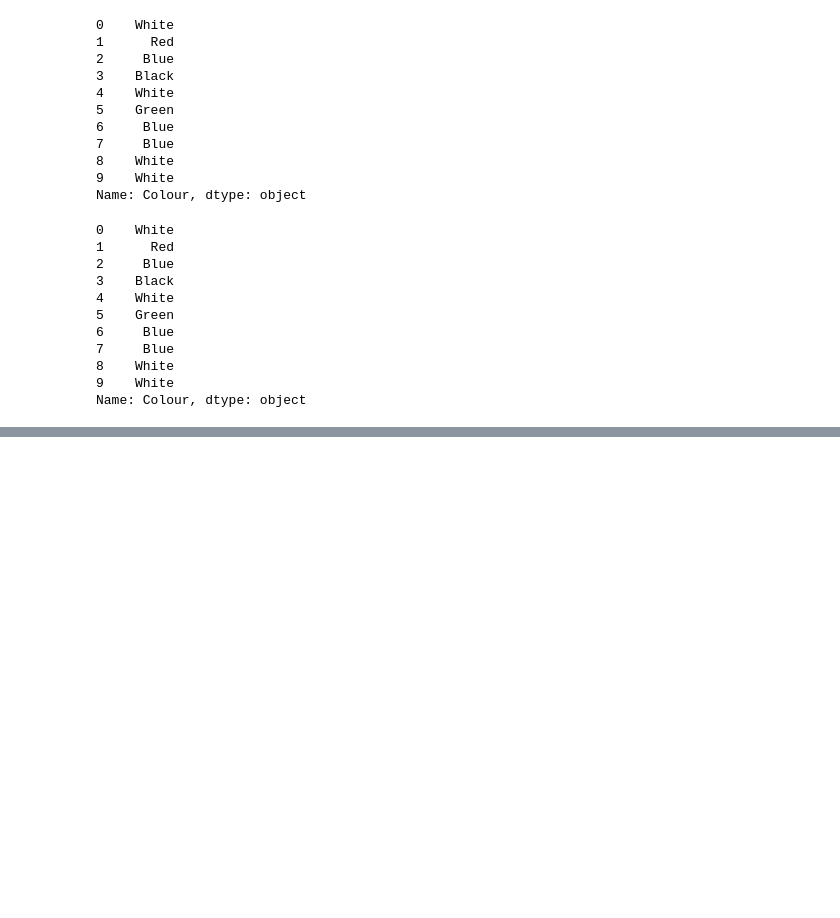
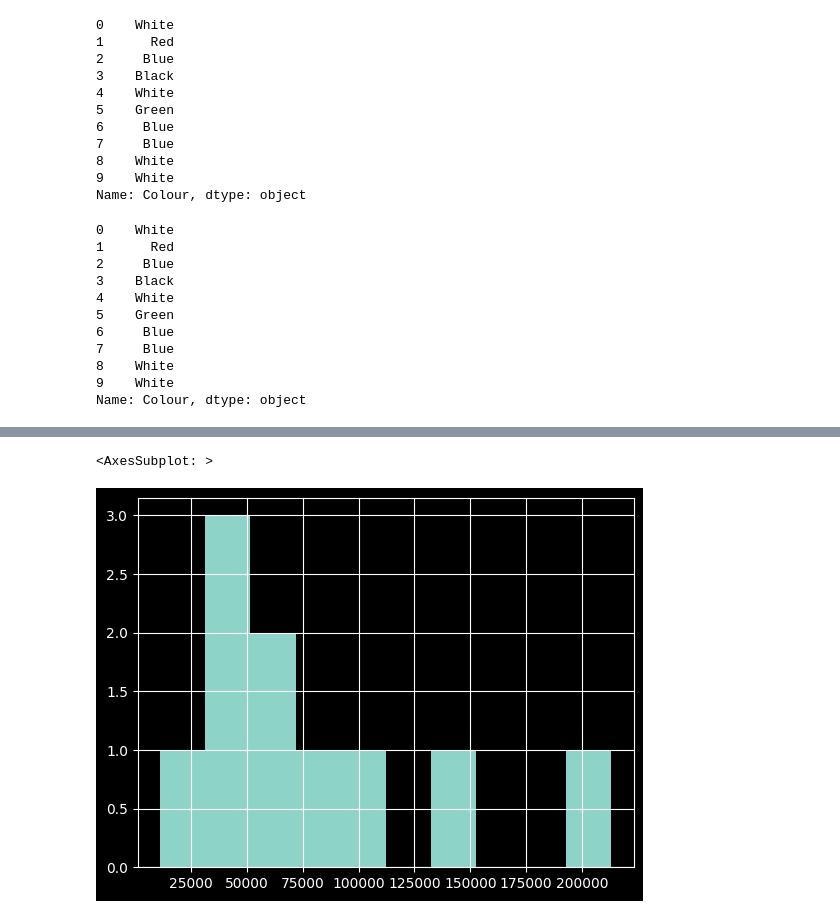
Before and after one commit to push-on/Notebook-Project, a Jupyter notebook: src/pandas-intro.ipynb, the cells around one changed output, grey strips where cells are left out. Cells and saved outputs as stored; diff of their text form; code cells hidden in the pictures; blank space fills up the shorter version.

```diff
--- a/src/pandas-intro.ipynb
+++ b/src/pandas-intro.ipynb
@@ -275,0 +318,5 @@ Name: Colour, dtype: object
+# %%
+car_sales["Odometer (KM)"].hist()
+# %% [output]
+<AxesSubplot: >
+[figure, added]
```
Also changed, not shown: parts of 6 cells of this notebook.
